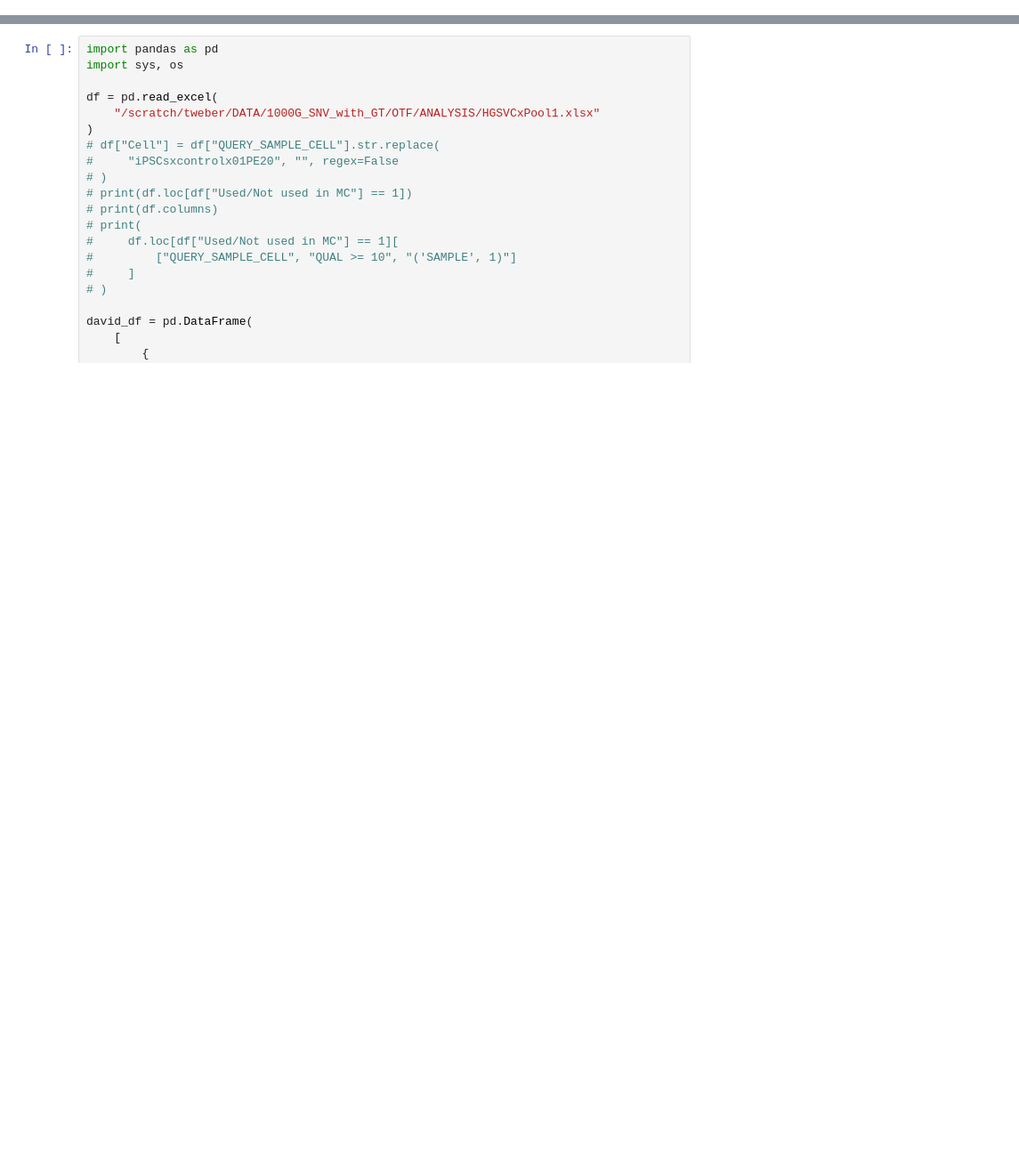
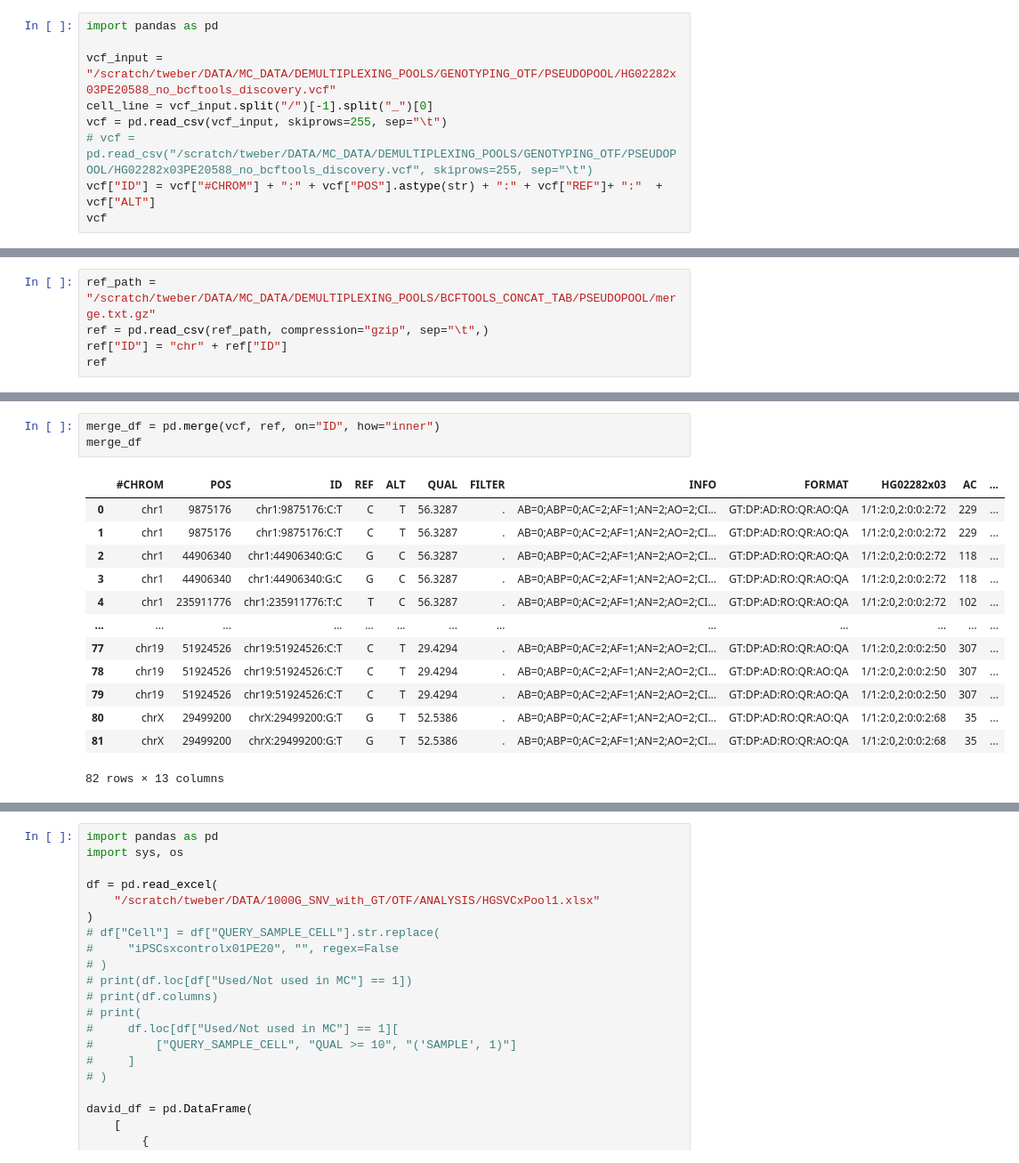
Before and after one commit to weber8thomas/pooled-strandseq-demultiplexing, a Jupyter notebook: notebooks/match_to_david.py.ipynb, the cells around one changed output, grey strips where cells are left out. Shown: that part at 89% size. Drawn from its saved outputs; the diff is of its cells as text; blank space fills up the shorter version.

Commit message:
Functional with discovery, needs some cleaning

```diff
--- a/notebooks/match_to_david.py.ipynb
+++ b/notebooks/match_to_david.py.ipynb
@@ -0,0 +1,9 @@
+# %%
+import pandas as pd
+
+vcf_input = "/scratch/tweber/DATA/MC_DATA/DEMULTIPLEXING_POOLS/GENOTYPING_OTF/PSEUDOPOOL/HG02282x03PE20588_no_bcftools_discovery.vcf"
+cell_line = vcf_input.split("/")[-1].split("_")[0]
+vcf = pd.read_csv(vcf_input, skiprows=255, sep="\t")
+# vcf = pd.read_csv("/scratch/tweber/DATA/MC_DATA/DEMULTIPLEXING_POOLS/GENOTYPING_OTF/PSEUDOPOOL/HG02282x03PE20588_no_bcftools_discovery.vcf", skiprows=255, sep="\t")
+vcf["ID"] = vcf["#CHROM"] + ":" + vcf["POS"].astype(str) + ":" + vcf["REF"]+ ":"  + vcf["ALT"]
+vcf
@@ -0,0 +24,5 @@
+# %%
+ref_path = "/scratch/tweber/DATA/MC_DATA/DEMULTIPLEXING_POOLS/BCFTOOLS_CONCAT_TAB/PSEUDOPOOL/merge.txt.gz"
+ref = pd.read_csv(ref_path, compression="gzip", sep="\t",)
+ref["ID"] = "chr" + ref["ID"]
+ref
@@ -0,0 +43,17 @@
+# %%
+merge_df = pd.merge(vcf, ref, on="ID", how="inner")
+merge_df
+# %% [output]
+|  | #CHROM | POS | ID | REF | ALT | QUAL | FILTER | INFO | FORMAT | HG02282x03 | AC | ... |
+| 0 | chr1 | 9875176 | chr1:9875176:C:T | C | T | 56.3287 | . | AB=0;ABP=0;AC=2;AF=1;AN=2;AO=2;CI... | GT:DP:AD:RO:QR:AO:QA | 1/1:2:0,2:0:0:2:72 | 229 | ... |
+| 1 | chr1 | 9875176 | chr1:9875176:C:T | C | T | 56.3287 | . | AB=0;ABP=0;AC=2;AF=1;AN=2;AO=2;CI... | GT:DP:AD:RO:QR:AO:QA | 1/1:2:0,2:0:0:2:72 | 229 | ... |
+| 2 | chr1 | 44906340 | chr1:44906340:G:C | G | C | 56.3287 | . | AB=0;ABP=0;AC=2;AF=1;AN=2;AO=2;CI... | GT:DP:AD:RO:QR:AO:QA | 1/1:2:0,2:0:0:2:72 | 118 | ... |
+| 3 | chr1 | 44906340 | chr1:44906340:G:C | G | C | 56.3287 | . | AB=0;ABP=0;AC=2;AF=1;AN=2;AO=2;CI... | GT:DP:AD:RO:QR:AO:QA | 1/1:2:0,2:0:0:2:72 | 118 | ... |
+| 4 | chr1 | 235911776 | chr1:235911776:T:C | T | C | 56.3287 | . | AB=0;ABP=0;AC=2;AF=1;AN=2;AO=2;CI... | GT:DP:AD:RO:QR:AO:QA | 1/1:2:0,2:0:0:2:72 | 102 | ... |
+| ... | ... | ... | ... | ... | ... | ... | ... | ... | ... | ... | ... | ... |
+| 77 | chr19 | 51924526 | chr19:51924526:C:T | C | T | 29.4294 | . | AB=0;ABP=0;AC=2;AF=1;AN=2;AO=2;CI... | GT:DP:AD:RO:QR:AO:QA | 1/1:2:0,2:0:0:2:50 | 307 | ... |
+| 78 | chr19 | 51924526 | chr19:51924526:C:T | C | T | 29.4294 | . | AB=0;ABP=0;AC=2;AF=1;AN=2;AO=2;CI... | GT:DP:AD:RO:QR:AO:QA | 1/1:2:0,2:0:0:2:50 | 307 | ... |
+| 79 | chr19 | 51924526 | chr19:51924526:C:T | C | T | 29.4294 | . | AB=0;ABP=0;AC=2;AF=1;AN=2;AO=2;CI... | GT:DP:AD:RO:QR:AO:QA | 1/1:2:0,2:0:0:2:50 | 307 | ... |
+| 80 | chrX | 29499200 | chrX:29499200:G:T | G | T | 52.5386 | . | AB=0;ABP=0;AC=2;AF=1;AN=2;AO=2;CI... | GT:DP:AD:RO:QR:AO:QA | 1/1:2:0,2:0:0:2:68 | 35 | ... |
+| 81 | chrX | 29499200 | chrX:29499200:G:T | G | T | 52.5386 | . | AB=0;ABP=0;AC=2;AF=1;AN=2;AO=2;CI... | GT:DP:AD:RO:QR:AO:QA | 1/1:2:0,2:0:0:2:68 | 35 | ... |
+82 rows × 13 columns
```
Also changed, not shown: parts of 3 cells of this notebook, 6 other files.
